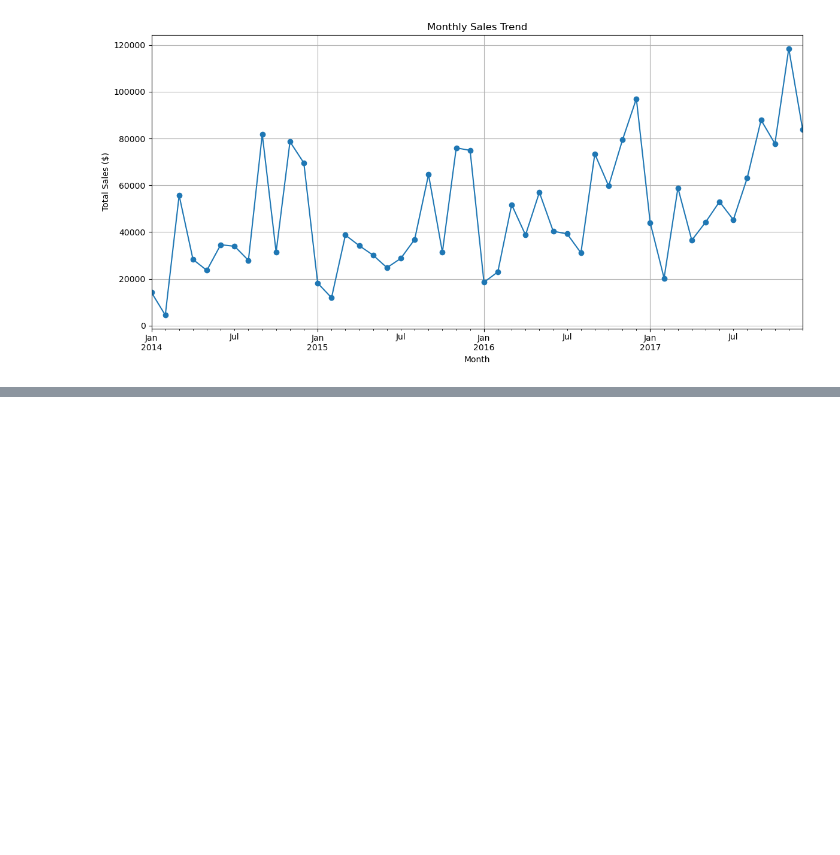
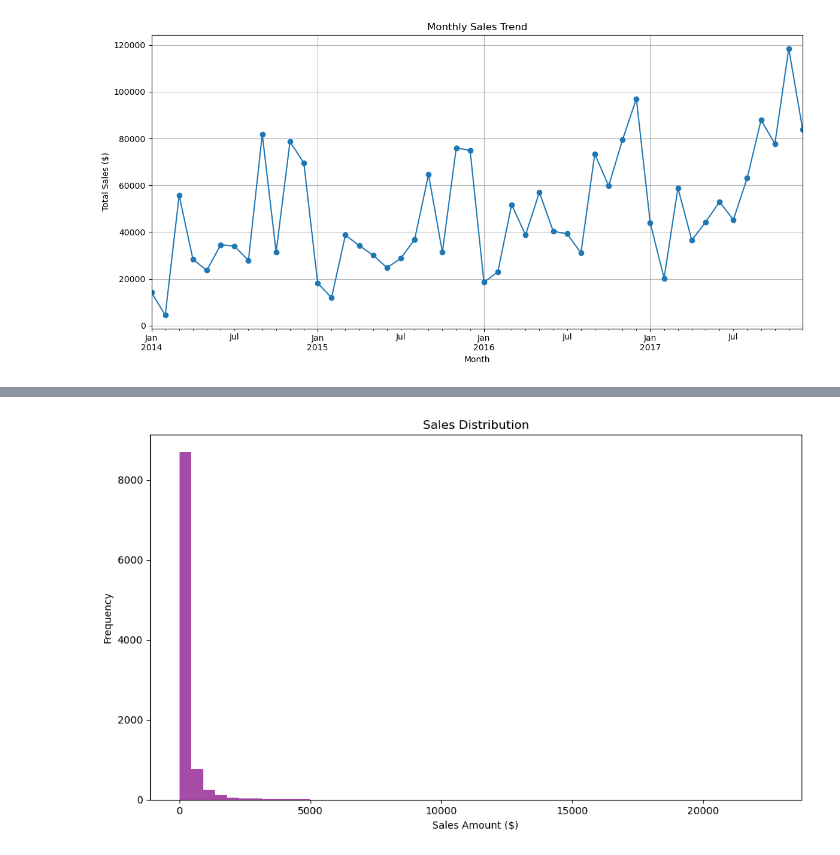
Before and after one commit to ryantaldino/superstore_analysis, a Jupyter notebook: latihan deepseek 1.ipynb, the cells around one changed output, grey strips where cells are left out. Saved outputs shown, nothing was run; the diff lists cells and outputs as text; code cells hidden in the pictures; blank space fills up the shorter version.

```diff
--- a/latihan deepseek 1.ipynb
+++ b/latihan deepseek 1.ipynb
@@ -153,0 +206,11 @@ plt.show()
+# %%
+#pricing analysis
+plt.figure(figsize=(10, 6))
+plt.hist(df['sales'], bins=50, color='purple', alpha=0.7)
+plt.title('Sales Distribution')
+plt.xlabel('Sales Amount ($)')
+plt.ylabel('Frequency')
+plt.tight_layout()
+plt.show()
+# %% [output]
+[figure, added]
```
Also changed, not shown: parts of 3 cells of this notebook, 1 other file.
